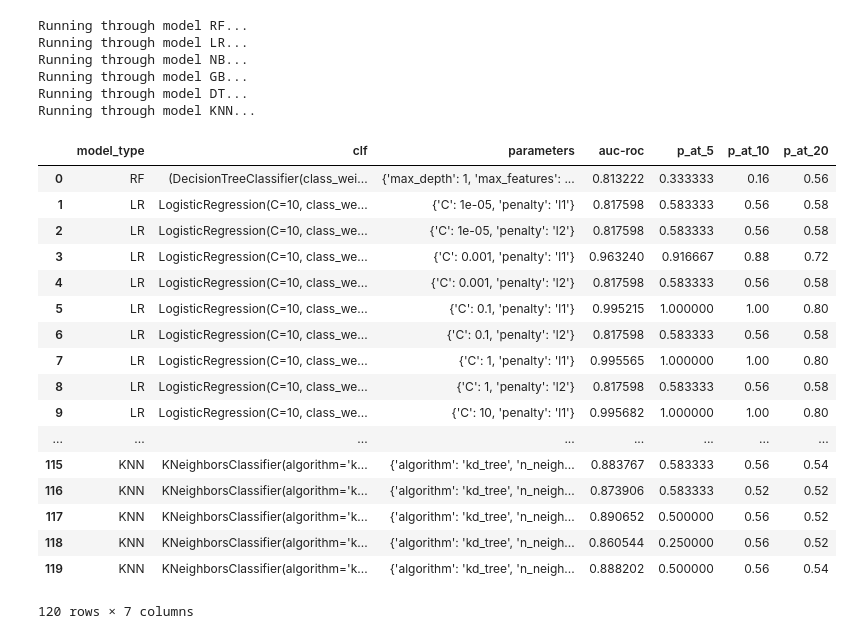
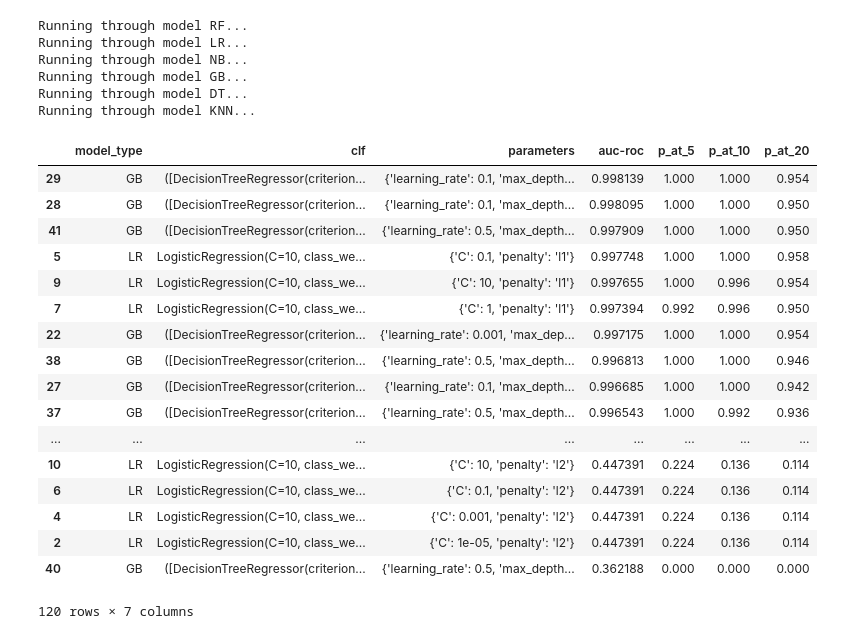
Before and after one commit to justincohler/evictions-learn, a Jupyter notebook: src/Evictions_Modeling.py.ipynb, the cells around one changed output. Cells and saved outputs as stored; diff of their text form; code cells hidden in the pictures.

```diff
--- a/src/Evictions_Modeling.py.ipynb
+++ b/src/Evictions_Modeling.py.ipynb
@@ -4,7 +4,8 @@ import pandas as pd
 import numpy as np
 # %%
 pipeline = Pipeline()
-df = pipeline.load_chunk()
+for i in range(1,100):
+    df = df.append(pipeline.load_chunk())
 
 df.tail()
 # %% [output]
@@ -22,44 +36,44 @@ Set background cursor.
 # %%
 
 # define models to run
 models_to_run=['RF','LR', 'NB', 'GB', 'DT', 'KNN'] #'SVM'
 # select features to use
 features  =  ['geo_id', 'population', 'evictions', 'eviction_filings', 'eviction_filing_rate', 'renter_occupied_households']
 
 classifiers, params = pipeline.get_classifiers()
 df = pipeline.fill_missing(df)
 
 X = df[features]
 y = df['top20_eviction_rate']
 
 results_df = pipeline.classify(models_to_run, classifiers, params, X,y)
 
 
 # save to csv
 #results_df.to_csv('results.csv', index=False)
-results_df
+results_df.sort_values(by=['auc-roc'], ascending=False)
 # %% [output]
 Running through model RF...
 Running through model LR...
 Running through model NB...
 Running through model GB...
 Running through model DT...
 Running through model KNN...
 |  | model_type | clf | parameters | auc-roc | p_at_5 | p_at_10 | p_at_20 |
-| 0 | RF | (DecisionTreeClassifier(class_wei... | {'max_depth': 1, 'max_features': ... | 0.813222 | 0.333333 | 0.16 | 0.56 |
-| 1 | LR | LogisticRegression(C=10, class_we... | {'C': 1e-05, 'penalty': 'l1'} | 0.817598 | 0.583333 | 0.56 | 0.58 |
-| 2 | LR | LogisticRegression(C=10, class_we... | {'C': 1e-05, 'penalty': 'l2'} | 0.817598 | 0.583333 | 0.56 | 0.58 |
-| 3 | LR | LogisticRegression(C=10, class_we... | {'C': 0.001, 'penalty': 'l1'} | 0.963240 | 0.916667 | 0.88 | 0.72 |
-| 4 | LR | LogisticRegression(C=10, class_we... | {'C': 0.001, 'penalty': 'l2'} | 0.817598 | 0.583333 | 0.56 | 0.58 |
-| 5 | LR | LogisticRegression(C=10, class_we... | {'C': 0.1, 'penalty': 'l1'} | 0.995215 | 1.000000 | 1.00 | 0.80 |
-| 6 | LR | LogisticRegression(C=10, class_we... | {'C': 0.1, 'penalty': 'l2'} | 0.817598 | 0.583333 | 0.56 | 0.58 |
-| 7 | LR | LogisticRegression(C=10, class_we... | {'C': 1, 'penalty': 'l1'} | 0.995565 | 1.000000 | 1.00 | 0.80 |
-| 8 | LR | LogisticRegression(C=10, class_we... | {'C': 1, 'penalty': 'l2'} | 0.817598 | 0.583333 | 0.56 | 0.58 |
-| 9 | LR | LogisticRegression(C=10, class_we... | {'C': 10, 'penalty': 'l1'} | 0.995682 | 1.000000 | 1.00 | 0.80 |
+| 29 | GB | ([DecisionTreeRegressor(criterion... | {'learning_rate': 0.1, 'max_depth... | 0.998139 | 1.000 | 1.000 | 0.954 |
+| 28 | GB | ([DecisionTreeRegressor(criterion... | {'learning_rate': 0.1, 'max_depth... | 0.998095 | 1.000 | 1.000 | 0.950 |
+| 41 | GB | ([DecisionTreeRegressor(criterion... | {'learning_rate': 0.5, 'max_depth... | 0.997909 | 1.000 | 1.000 | 0.950 |
+| 5 | LR | LogisticRegression(C=10, class_we... | {'C': 0.1, 'penalty': 'l1'} | 0.997748 | 1.000 | 1.000 | 0.958 |
+| 9 | LR | LogisticRegression(C=10, class_we... | {'C': 10, 'penalty': 'l1'} | 0.997655 | 1.000 | 0.996 | 0.954 |
+| 7 | LR | LogisticRegression(C=10, class_we... | {'C': 1, 'penalty': 'l1'} | 0.997394 | 0.992 | 0.996 | 0.950 |
+| 22 | GB | ([DecisionTreeRegressor(criterion... | {'learning_rate': 0.001, 'max_dep... | 0.997175 | 1.000 | 1.000 | 0.954 |
+| 38 | GB | ([DecisionTreeRegressor(criterion... | {'learning_rate': 0.5, 'max_depth... | 0.996813 | 1.000 | 1.000 | 0.946 |
+| 27 | GB | ([DecisionTreeRegressor(criterion... | {'learning_rate': 0.1, 'max_depth... | 0.996685 | 1.000 | 1.000 | 0.942 |
+| 37 | GB | ([DecisionTreeRegressor(criterion... | {'learning_rate': 0.5, 'max_depth... | 0.996543 | 1.000 | 0.992 | 0.936 |
 | ... | ... | ... | ... | ... | ... | ... | ... |
-| 115 | KNN | KNeighborsClassifier(algorithm='k... | {'algorithm': 'kd_tree', 'n_neigh... | 0.883767 | 0.583333 | 0.56 | 0.54 |
-| 116 | KNN | KNeighborsClassifier(algorithm='k... | {'algorithm': 'kd_tree', 'n_neigh... | 0.873906 | 0.583333 | 0.52 | 0.52 |
-| 117 | KNN | KNeighborsClassifier(algorithm='k... | {'algorithm': 'kd_tree', 'n_neigh... | 0.890652 | 0.500000 | 0.56 | 0.52 |
-| 118 | KNN | KNeighborsClassifier(algorithm='k... | {'algorithm': 'kd_tree', 'n_neigh... | 0.860544 | 0.250000 | 0.56 | 0.52 |
-| 119 | KNN | KNeighborsClassifier(algorithm='k... | {'algorithm': 'kd_tree', 'n_neigh... | 0.888202 | 0.500000 | 0.56 | 0.54 |
+| 10 | LR | LogisticRegression(C=10, class_we... | {'C': 10, 'penalty': 'l2'} | 0.447391 | 0.224 | 0.136 | 0.114 |
+| 6 | LR | LogisticRegression(C=10, class_we... | {'C': 0.1, 'penalty': 'l2'} | 0.447391 | 0.224 | 0.136 | 0.114 |
+| 4 | LR | LogisticRegression(C=10, class_we... | {'C': 0.001, 'penalty': 'l2'} | 0.447391 | 0.224 | 0.136 | 0.114 |
+| 2 | LR | LogisticRegression(C=10, class_we... | {'C': 1e-05, 'penalty': 'l2'} | 0.447391 | 0.224 | 0.136 | 0.114 |
+| 40 | GB | ([DecisionTreeRegressor(criterion... | {'learning_rate': 0.5, 'max_depth... | 0.362188 | 0.000 | 0.000 | 0.000 |
 120 rows × 7 columns
```
Also changed, not shown: parts of 1 cell of this notebook.
